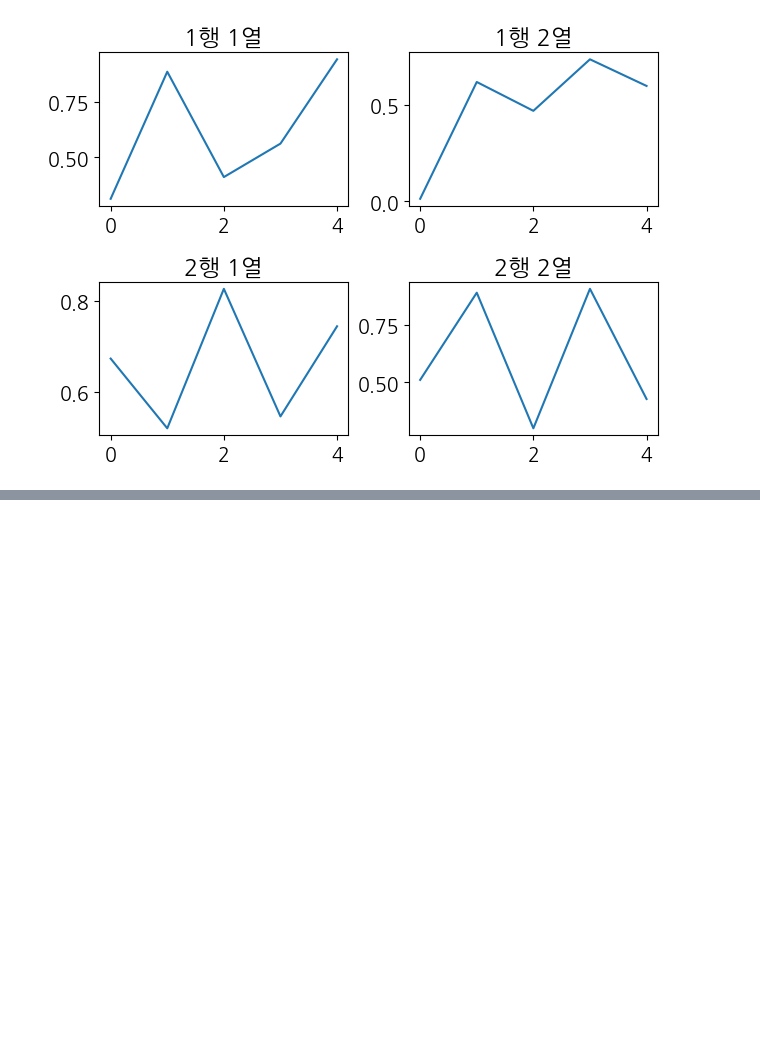
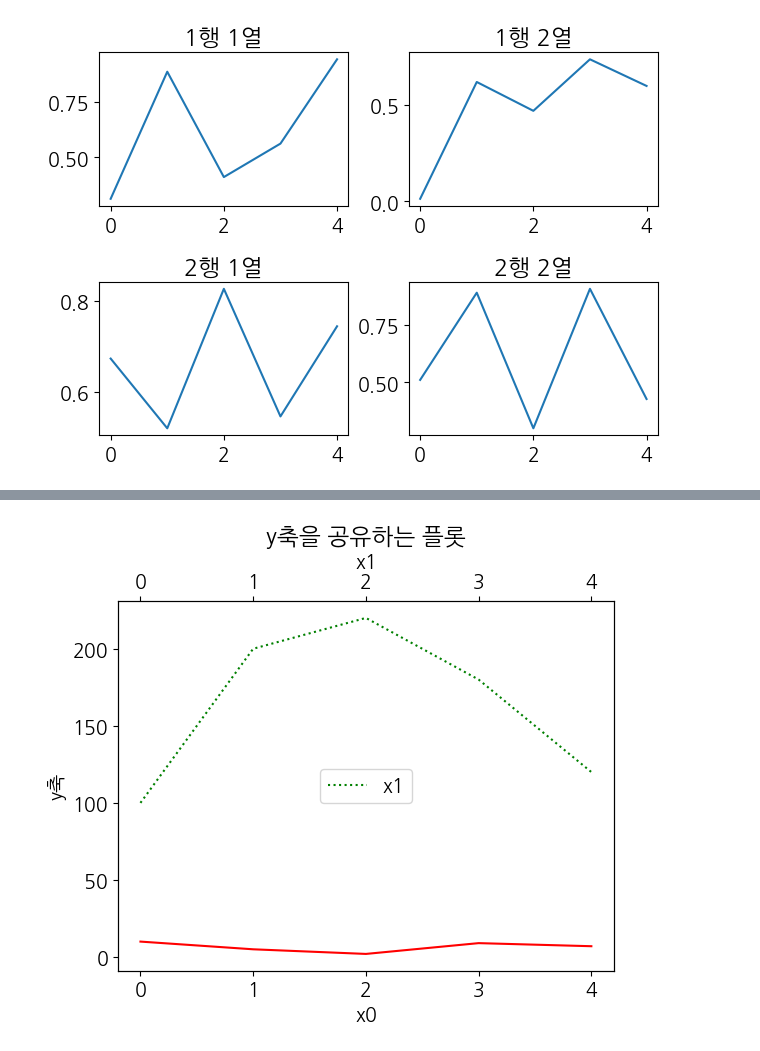
Before and after one commit to ahndb/aws_phyhon_240215, a Jupyter notebook: matplotlib_visualize_data/0304/a_matplotlib_basic.ipynb, the cells around one changed output, grey strips where cells are left out. Cells and saved outputs as stored; diff of their text form; code cells hidden in the pictures; blank space fills up the shorter version.

```diff
--- a/matplotlib_visualize_data/0304/a_matplotlib_basic.ipynb
+++ b/matplotlib_visualize_data/0304/a_matplotlib_basic.ipynb
@@ -102,0 +103,17 @@ plt.show()
+# %%
+figure, axes0 = plt.subplots()
+axes1 = axes0.twiny()
+
+axes0.set_title('y축을 공유하는 플롯')
+axes0.plot([10, 5, 2, 9, 7], 'r-', label='x0')
+axes0.set_xlabel('x0')
+
+axes1.plot([100, 200, 220, 180, 120], 'g:', label='x1')
+axes1.set_xlabel('x1')
+
+axes0.set_ylabel('y축')
+plt.legend(loc=10)
+
+plt.show()
+# %% [output]
+[figure, added]
```
Also changed, not shown: parts of 1 cell of this notebook, 2 other files.
